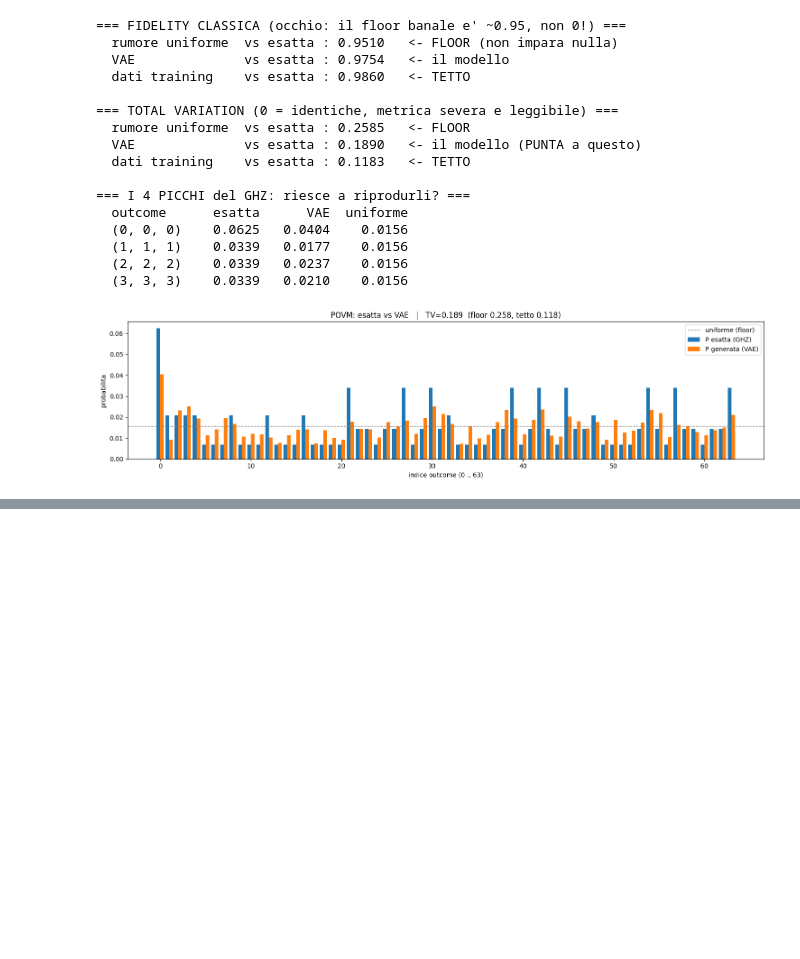
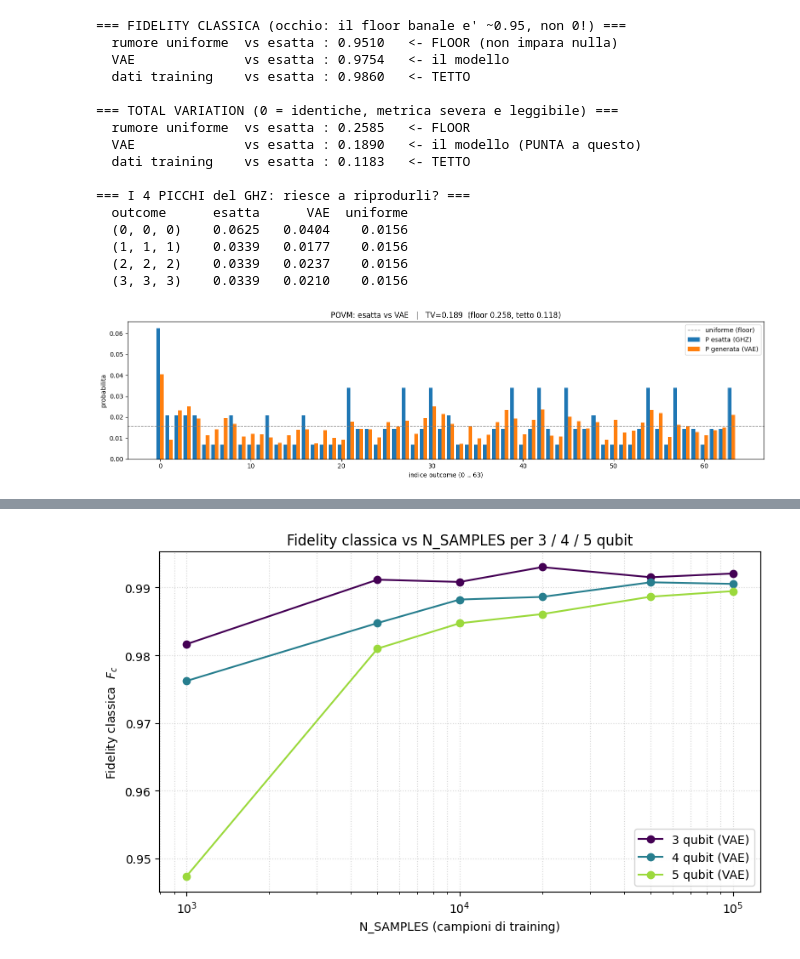
Before and after one commit to srazzetti/statistical-qst-vae, a Jupyter notebook: notebook/vae_training.ipynb, the cells around one changed output, grey strips where cells are left out. Drawn from its saved outputs; the diff is of its cells as text; code cells hidden in the pictures; blank space fills up the shorter version.

```diff
--- a/notebook/vae_training.ipynb
+++ b/notebook/vae_training.ipynb
@@ -67,9 +69,9 @@ Testing set size and shape: 200 and (200, 12)
 latent_dim = 16
 hidden = 96
 
-vae = VAE(n_qubits=N_QUBITS, latent_dim=latent_dim, hidden=hidden)
+vae = VAE(n_qubits=n_qubits, latent_dim=latent_dim, hidden=hidden)
 vae.compile(optimizer=keras.optimizers.Adam(learning_rate=1e-3))
-vae.build(input_shape=(None, 4*N_QUBITS))
+vae.build(input_shape=(None, 4*n_qubits))
 vae.summary()
 model = vae
 # %% [output]
@@ -128,7 +130,7 @@ class FidelityMonitor(keras.callbacks.Callback):
         logs['val_fidelity'] = Fc
 
 
-P_exact = povm_probability(rho.data, N_QUBITS)
+P_exact = povm_probability(rho.data, n_qubits)
 
 # Selezione/stop su 'val_loss' = ELBO (rec + beta*KL): e' il criterio di model
 # selection di un VAE, calcolabile dai soli dati (niente P_exact).
@@ -141,7 +143,7 @@ P_exact = povm_probability(rho.data, N_QUBITS)
 # = latente piu' usato = picchi piu' affilati.
 callbacks = [
     KLWarmup(beta_max=0.85, warmup_epochs=WARMUP),
-    FidelityMonitor(P_exact, N_QUBITS, n_gen=20000),   # solo diagnostica
+    FidelityMonitor(P_exact, n_qubits, n_gen=20000),   # solo diagnostica
     EarlyStopping(monitor='val_loss', mode='min',
                   patience=40, restore_best_weights=True, start_from_epoch=WARMUP),
     ReduceLROnPlateau(monitor='val_loss', mode='min',
@@ -224,7 +226,7 @@ dallo shot noise dei dati. Se il VAE ci si avvicina, sta facendo il suo lavoro.
 from povm_sampling import onehot_to_samples
 
 # --- 1. Distribuzione esatta P(a) (ground truth) ---
-P_exact = povm_probability(rho.data, N_QUBITS)
+P_exact = povm_probability(rho.data, n_qubits)
 outcomes = list(P_exact.keys())                  # 4^N outcome ordinati
 
 # --- 2. Campiona dal VAE: z ~ N(0,I) -> softmax per gruppo -> outcome categorico ---
@@ -239,8 +241,8 @@ def vae_generate(model, n_samples, n_qubits, seed=0):
     return [tuple(int(a) for a in row) for row in draws]
 
 N_GEN = 20000
-gen_samples = vae_generate(model, N_GEN, N_QUBITS)
-P_vae = samples_to_empirical_dist(gen_samples, N_QUBITS)
+gen_samples = vae_generate(model, N_GEN, n_qubits)
+P_vae = samples_to_empirical_dist(gen_samples, n_qubits)
 
 # --- 3. Metriche ---
 def classical_fidelity(P, Q):
@@ -251,7 +253,7 @@ def total_variation(P, Q):
     return float(0.5 * sum(abs(P.get(x, 0.0) - Q.get(x, 0.0)) for x in set(P) | set(Q)))
 
 # distribuzione empirica dei DATI di training -> tetto raggiungibile (shot noise)
-P_train = samples_to_empirical_dist(onehot_to_samples(X_train, N_QUBITS), N_QUBITS)
+P_train = samples_to_empirical_dist(onehot_to_samples(X_train, n_qubits), n_qubits)
 
 # baseline BANALE: rumore uniforme indipendente (modello che non impara nulla)
 P_unif = {o: 1.0 / len(outcomes) for o in outcomes}
@@ -280,7 +282,7 @@ plt.figure(figsize=(15, 4))
 plt.bar(idx - 0.2, p_true, width=0.4, label='P esatta (GHZ)')
 plt.bar(idx + 0.2, p_gen,  width=0.4, label='P generata (VAE)')
 plt.axhline(1/len(outcomes), ls='--', c='gray', lw=1, label='uniforme (floor)')
-plt.xlabel(f'indice outcome (0 .. {4**N_QUBITS - 1})')
+plt.xlabel(f'indice outcome (0 .. {4**n_qubits - 1})')
 plt.ylabel('probabilita')
 plt.title(f'POVM: esatta vs VAE   |   TV={total_variation(P_vae, P_exact):.3f}  '
           f'(floor {total_variation(P_unif, P_exact):.3f}, tetto {total_variation(P_train, P_exact):.3f})')
@@ -307,0 +428,25 @@ plt.show()
+# %%
+# Fidelity classica al variare di N_SAMPLES, una curva per ogni numero di qubit (sovrapposte)
+# NB: nel loop varia N_SAMPLES (campioni di training/misure); N_GEN e' fisso per ogni q.
+# Atteso: F_c cresce con N_SAMPLES e cala con N_QUBITS.
+
+plt.figure(figsize=(8, 5))
+colors = plt.cm.viridis(np.linspace(0, 0.85, len(results)))
+
+for color, (q, r) in zip(colors, sorted(results.items())):
+    ns = r["n_samples"]
+    plt.plot(ns, r["Fc"], '-o', color=color, label=f'{q} qubit (VAE)')
+    # tetto raggiungibile (fidelity dei dati di training vs esatta): tratteggiato
+    #plt.plot(ns, r["Fc_train"], '--', color=color, alpha=0.5,
+    #         label=f'{q} qubit (tetto: dati)')
+
+plt.xscale('log')
+plt.xlabel('N_SAMPLES (campioni di training)')
+plt.ylabel('Fidelity classica  $F_c$')
+plt.title('Fidelity classica vs N_SAMPLES per 3 / 4 / 5 qubit')
+plt.grid(True, which='both', ls=':', alpha=0.5)
+plt.legend()
+plt.tight_layout()
+plt.show()
+# %% [output]
+[figure, added]
```
Also changed, not shown: parts of 3 cells of this notebook, 1 other file.
